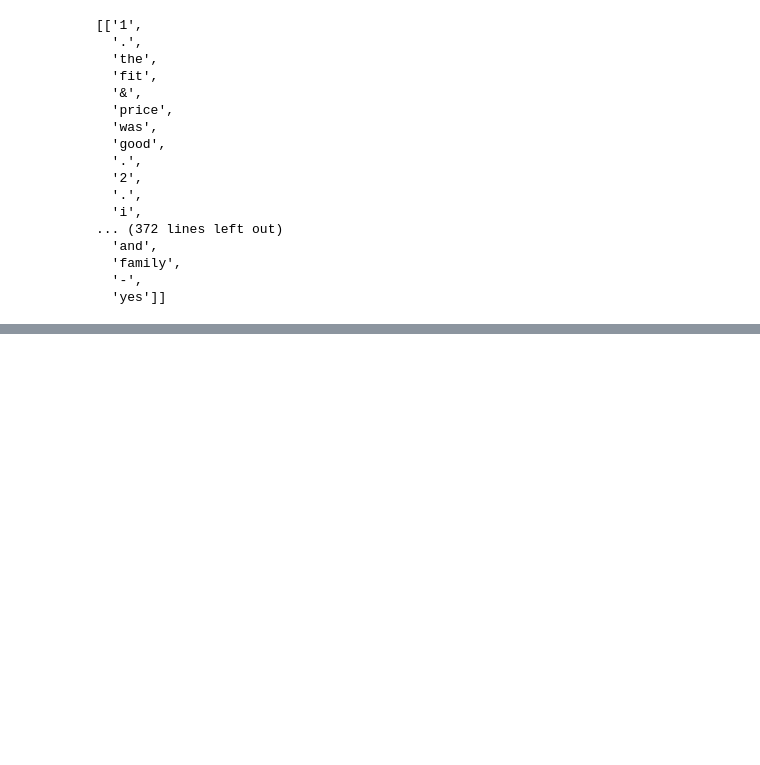
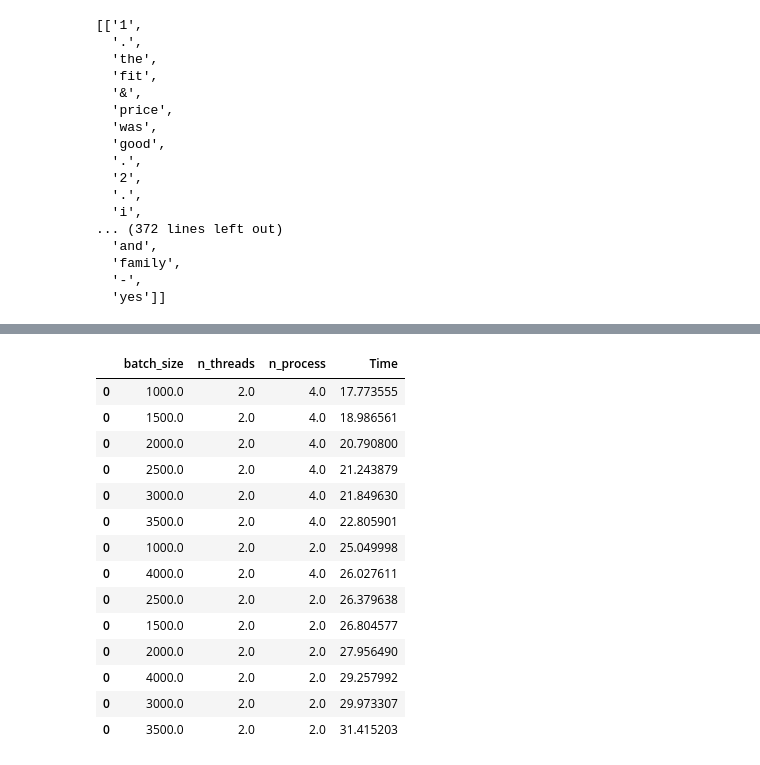
Before and after one commit to Ankur3107/Research, a Jupyter notebook: multi_processing/spacy tokenization multi-processing.ipynb, the cells around one changed output, grey strips where cells are left out. Saved outputs shown, nothing was run; the diff lists cells and outputs as text; code cells hidden in the pictures; blank space fills up the shorter version.

```diff
--- a/multi_processing/spacy tokenization multi-processing.ipynb
+++ b/multi_processing/spacy tokenization multi-processing.ipynb
@@ -52,8 +52,8 @@ class TokenizeProcessor():
     def deprocess(self, toks): return [self.deproc1(tok) for tok in toks]
     def deproc1(self, tok):    return " ".join(tok)
 # %%
-def multi_thread_based_tokenizations(nlp, text_list, n_threads=4):
-    docs = nlp.pipe(text_list, n_threads = n_threads)
+def multi_thread_based_tokenizations(nlp, text_list, batch_size=1000, n_threads=4, n_process=1):
+    docs = nlp.pipe(text_list, batch_size=batch_size, n_threads = n_threads, n_process=n_process)
     word_sequences = []
 
     for doc in tqdm(docs):
@@ -136,0 +155,6 @@ word_sequences[0:10]
+# %%
+import time
+start = time.time()
+word_sequences = multi_thread_based_tokenizations(nlp, Verbatims[0:1000], 4)
+end = time.time()
+print(end - start)
@@ -136,0 +165,18 @@ word_sequences[0:10]
+# %%
+def get_stats_for_pipe_multi_threading(nlp, Verbatims, batch_sizes, n_threadss, n_processs):
+    result_df = pd.DataFrame({"batch_size":[],'n_threads':[],'n_process':[],'Time':[]})
+    for batch_size in batch_sizes:
+        for n_threads in n_threadss:
+            for n_process in n_processs:
+                start = time.time()
+                word_sequences = multi_thread_based_tokenizations(nlp, Verbatims, batch_size=batch_size, n_threads=n_threads, n_process=n_process)
+                end = time.time()
+                t_time = end - start
+                result_df = result_df.append(pd.DataFrame({"batch_size":[batch_size],'n_threads':[n_threads],'n_process':[n_process],'Time':[t_time]}))
+                print('result shape:', result_df.shape)
+    return result_df
+# %%
+batch_sizes=[1000, 1500, 2000, 2500, 3000, 3500, 4000]
+n_threads=[2]
+n_process=[2,4]
+threading_result_df = get_stats_for_pipe_multi_threading(nlp, Verbatims, batch_sizes, n_threads, n_process)
@@ -136,0 +198,18 @@ word_sequences[0:10]
+# %%
+threading_result_df.sort_values('Time')
+# %% [output]
+|  | batch_size | n_threads | n_process | Time |
+| 0 | 1000.0 | 2.0 | 4.0 | 17.773555 |
+| 0 | 1500.0 | 2.0 | 4.0 | 18.986561 |
+| 0 | 2000.0 | 2.0 | 4.0 | 20.790800 |
+| 0 | 2500.0 | 2.0 | 4.0 | 21.243879 |
+| 0 | 3000.0 | 2.0 | 4.0 | 21.849630 |
+| 0 | 3500.0 | 2.0 | 4.0 | 22.805901 |
+| 0 | 1000.0 | 2.0 | 2.0 | 25.049998 |
+| 0 | 4000.0 | 2.0 | 4.0 | 26.027611 |
+| 0 | 2500.0 | 2.0 | 2.0 | 26.379638 |
+| 0 | 1500.0 | 2.0 | 2.0 | 26.804577 |
+| 0 | 2000.0 | 2.0 | 2.0 | 27.956490 |
+| 0 | 4000.0 | 2.0 | 2.0 | 29.257992 |
+| 0 | 3000.0 | 2.0 | 2.0 | 29.973307 |
+| 0 | 3500.0 | 2.0 | 2.0 | 31.415203 |
```
Also changed, not shown: parts of 11 cells of this notebook.
